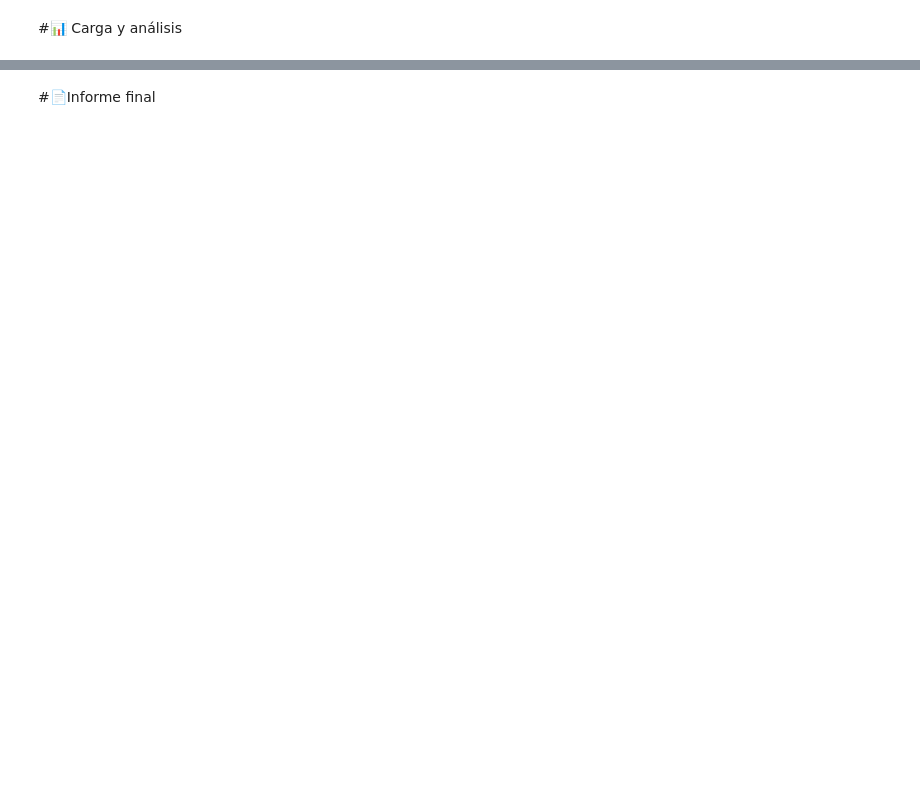
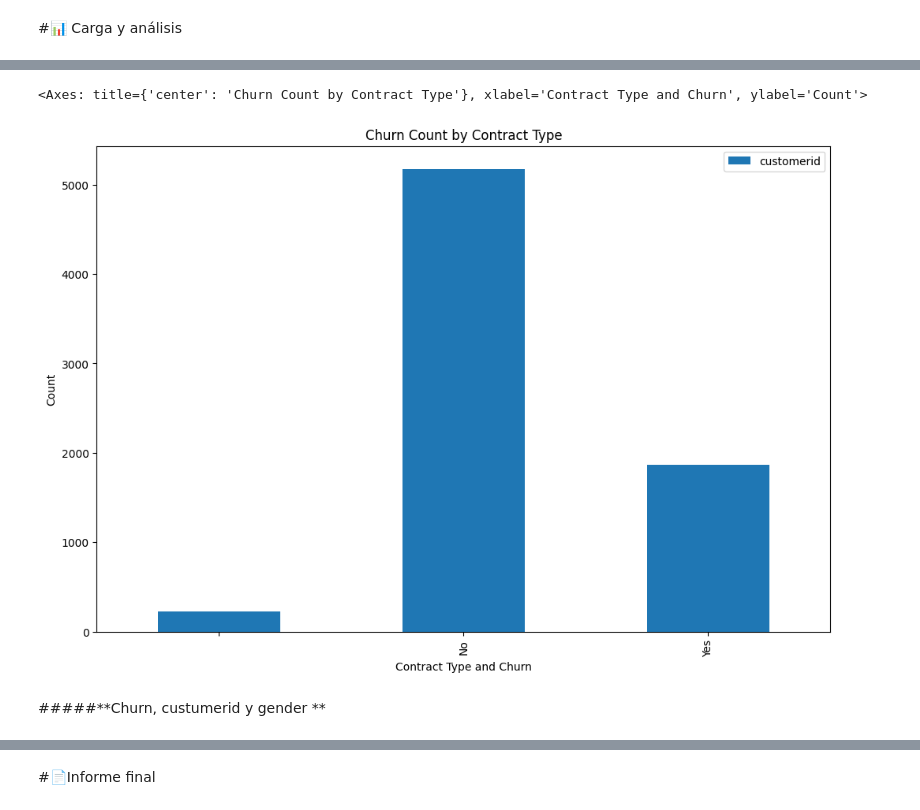
Before and after one commit to aledroza/AluraOneG8_Challenge-Telecom-X, a Jupyter notebook: TelecomX_LATAM.ipynb, the cells around one changed output, grey strips where cells are left out. Saved outputs shown, nothing was run; the diff lists cells and outputs as text; code cells hidden in the pictures; blank space fills up the shorter version.

```diff
--- a/TelecomX_LATAM.ipynb
+++ b/TelecomX_LATAM.ipynb
@@ -220,0 +1495,7 @@ pd.read_json('telecom_X_account_normalizado.json')
+# %%
+df_churn_telecomX.plot(kind='bar', figsize=(12, 8), title='Churn Count by Contract Type', xlabel='Contract Type and Churn', ylabel='Count')
+# %% [output]
+<Axes: title={'center': 'Churn Count by Contract Type'}, xlabel='Contract Type and Churn', ylabel='Count'>
+[figure, added]
+# %% [markdown]
+#####**Churn, custumerid y gender   **
```
Also changed, not shown: parts of 228 cells of this notebook.
